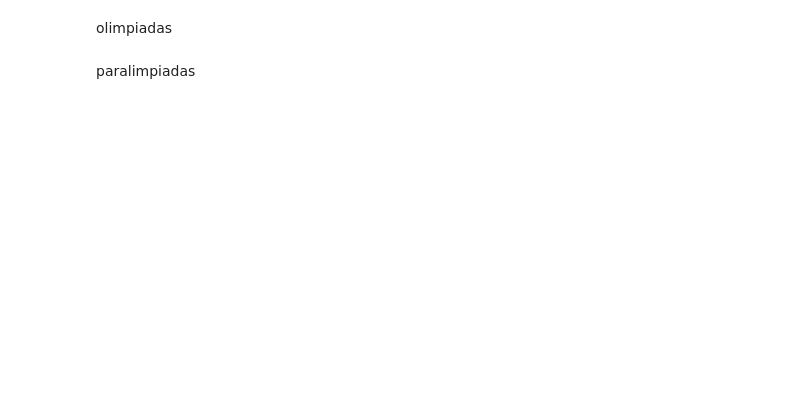
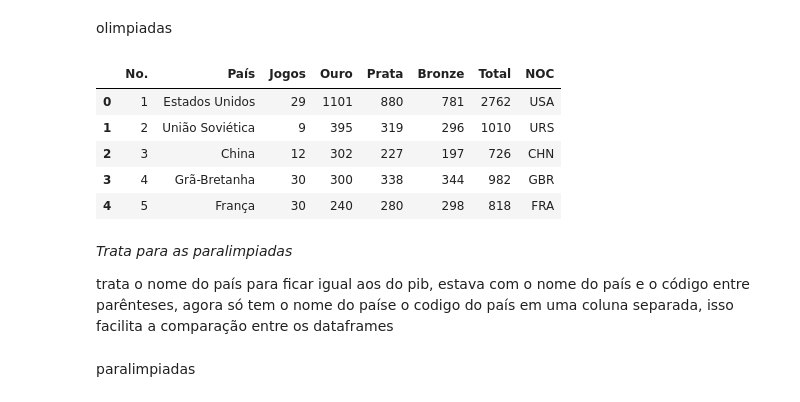
Before and after one commit to ClaraCaldas/Projeto-ICD, a Jupyter notebook: tratanomes.ipynb, the cells around one changed output. Saved outputs shown, nothing was run; the diff lists cells and outputs as text; code cells hidden in the pictures; blank space fills up the shorter version.

Commit message:
arrumei os nomes

```diff
--- a/tratanomes.ipynb
+++ b/tratanomes.ipynb
@@ -12,12 +33,19 @@ display(df_paraolimpiadas.head())
 # %% [markdown]
 olimpiadas
 # %%
-df_para_limpo = df_olimpiadas['País'].str.extract(r'^([A-Z]{3})\s+(.*)')
-df_para_limpo.columns = ['NOC', 'País_Limpo']
+df_olimpiadas_limpo = df_olimpiadas['País'].str.extract(r'^([A-Z]{3})\s+(.*)')
+df_olimpiadas_limpo.columns = ['NOC', 'País_Limpo']
 
-df_olimpiadas['NOC'] = df_para_limpo['NOC']
-df_olimpiadas['País'] = df_para_limpo['País_Limpo']
+df_olimpiadas['NOC'] = df_olimpiadas_limpo['NOC']
+df_olimpiadas['País'] = df_olimpiadas_limpo['País_Limpo']
 
 df_olimpiadas['País'] = df_olimpiadas['País'].str.replace(r'\[.*\]|\*', '', regex=True).str.strip()
 
 display(df_olimpiadas.head())
+# %% [output]
+|  | No. | País | Jogos | Ouro | Prata | Bronze | Total | NOC |
+| 0 | 1 | Estados Unidos | 29 | 1101 | 880 | 781 | 2762 | USA |
+| 1 | 2 | União Soviética | 9 | 395 | 319 | 296 | 1010 | URS |
+| 2 | 3 | China | 12 | 302 | 227 | 197 | 726 | CHN |
+| 3 | 4 | Grã-Bretanha | 30 | 300 | 338 | 344 | 982 | GBR |
+| 4 | 5 | França | 30 | 240 | 280 | 298 | 818 | FRA |
@@ -24,3 +54,7 @@ display(df_olimpiadas.head())
+# %% [markdown]
+*Trata para as paralimpiadas*
+
+trata o nome do país para ficar igual aos do pib, estava com o nome do país e o código entre parênteses, agora só tem o nome do paíse o codigo do país em uma coluna separada, isso facilita a comparação entre os dataframes
 # %% [markdown]
 paralimpiadas
 # %%
```
Also changed, not shown: parts of 10 cells of this notebook, 11 other files.
